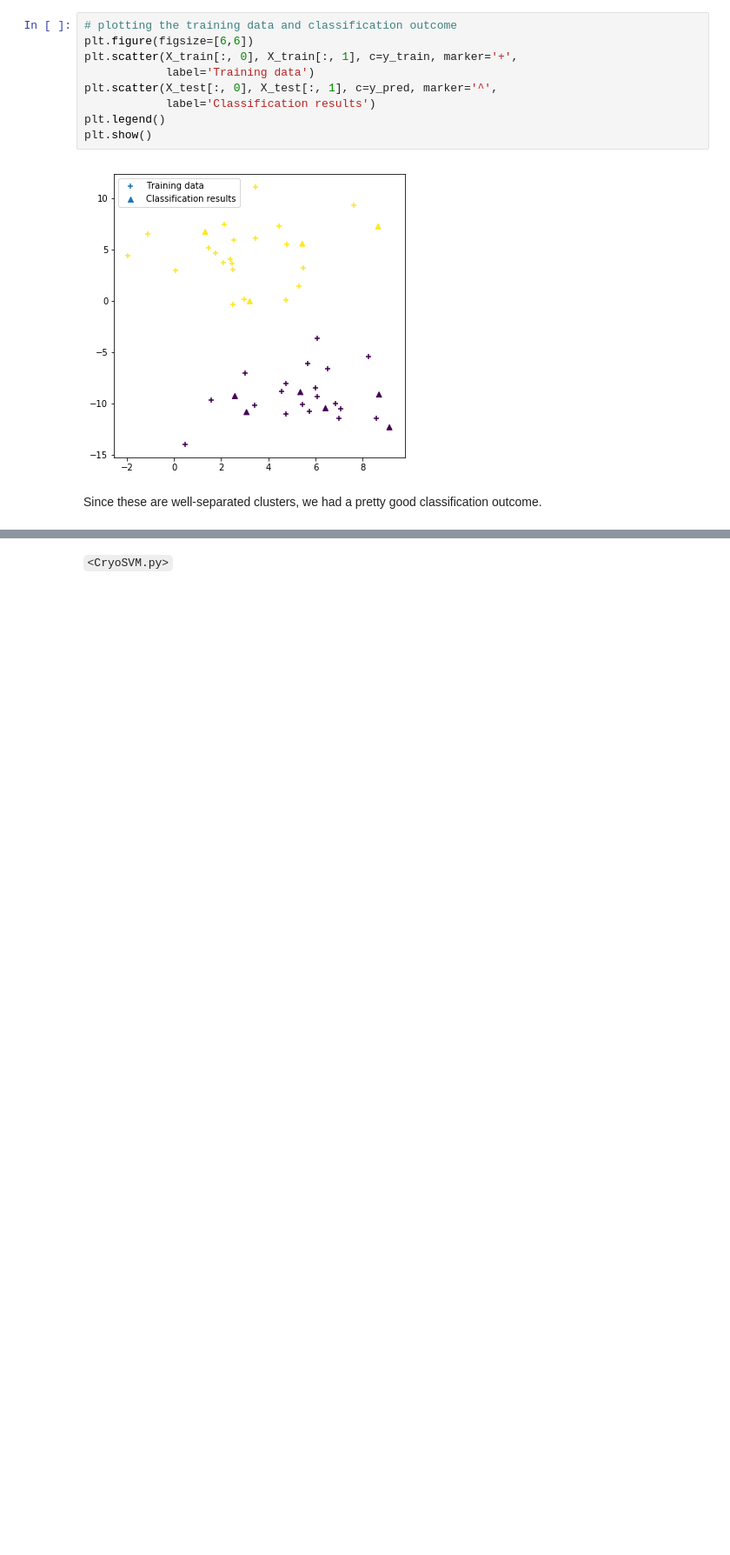
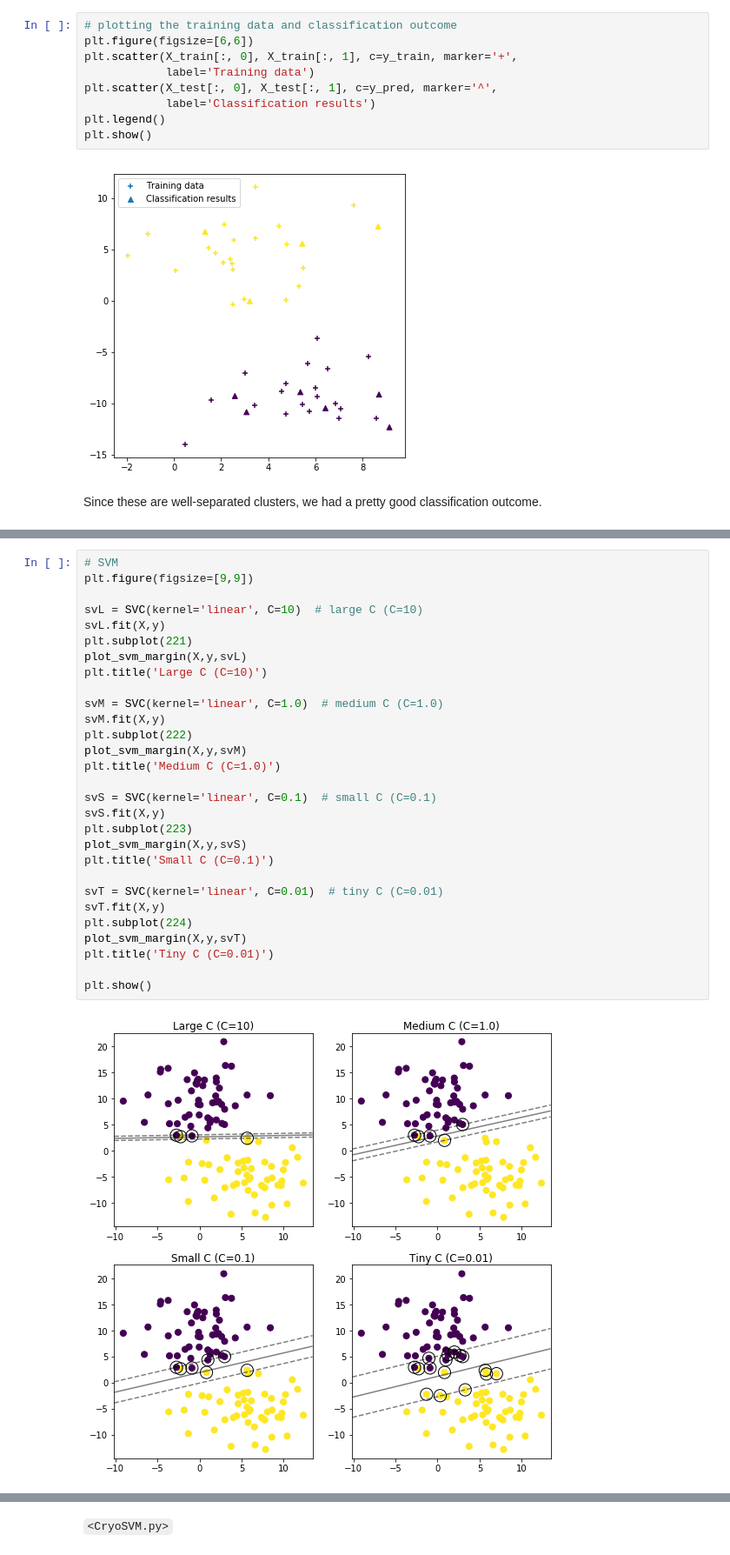
Before and after one commit to sathayas/JupyterAnalyticsSpring2018, a Jupyter notebook: SVM.ipynb, the cells around one changed output, grey strips where cells are left out. Shown: that part at 87% size. Cells and saved outputs as stored; diff of their text form; blank space fills up the shorter version.

```diff
--- a/SVM.ipynb
+++ b/SVM.ipynb
@@ -174,0 +241,31 @@ Since these are well-separated clusters, we had a pretty good classification out
+# %%
+# SVM
+plt.figure(figsize=[9,9])
+
+svL = SVC(kernel='linear', C=10)  # large C (C=10)
+svL.fit(X,y)
+plt.subplot(221)
+plot_svm_margin(X,y,svL)
+plt.title('Large C (C=10)')
+
+svM = SVC(kernel='linear', C=1.0)  # medium C (C=1.0)
+svM.fit(X,y)
+plt.subplot(222)
+plot_svm_margin(X,y,svM)
+plt.title('Medium C (C=1.0)')
+
+svS = SVC(kernel='linear', C=0.1)  # small C (C=0.1)
+svS.fit(X,y)
+plt.subplot(223)
+plot_svm_margin(X,y,svS)
+plt.title('Small C (C=0.1)')
+
+svT = SVC(kernel='linear', C=0.01)  # tiny C (C=0.01)
+svT.fit(X,y)
+plt.subplot(224)
+plot_svm_margin(X,y,svT)
+plt.title('Tiny C (C=0.01)')
+
+plt.show()
+# %% [output]
+[figure, added]
```
Also changed, not shown: parts of 8 cells of this notebook.
